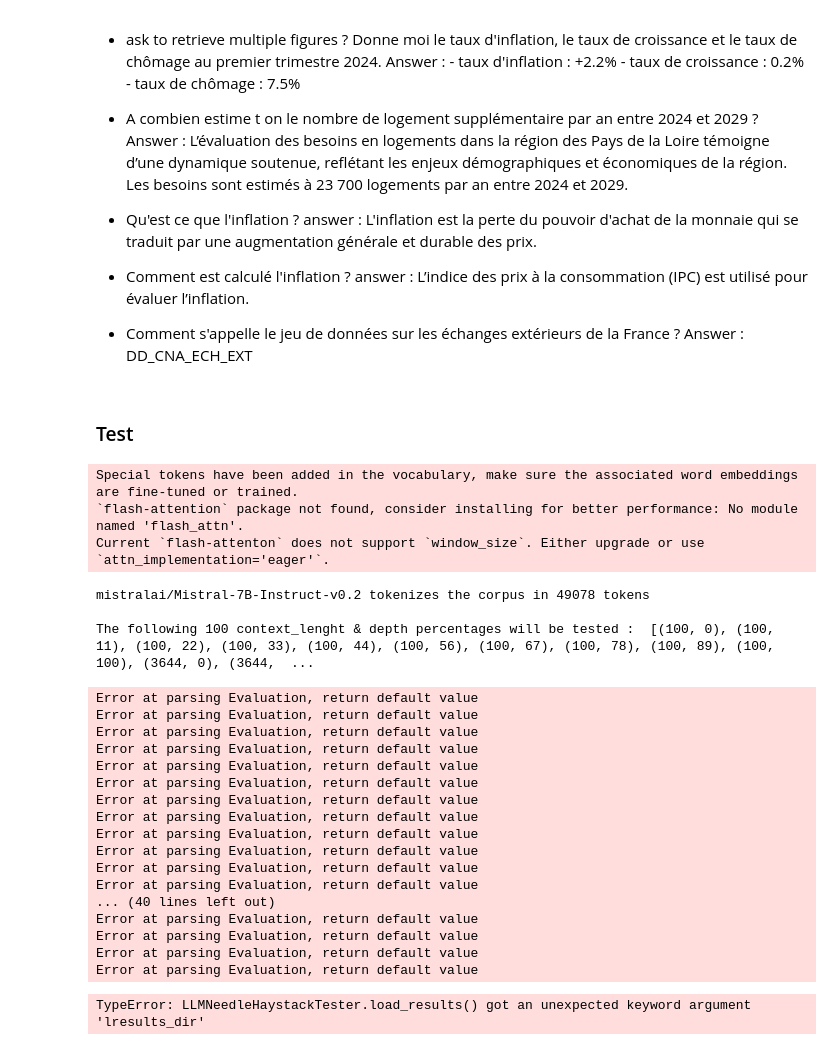
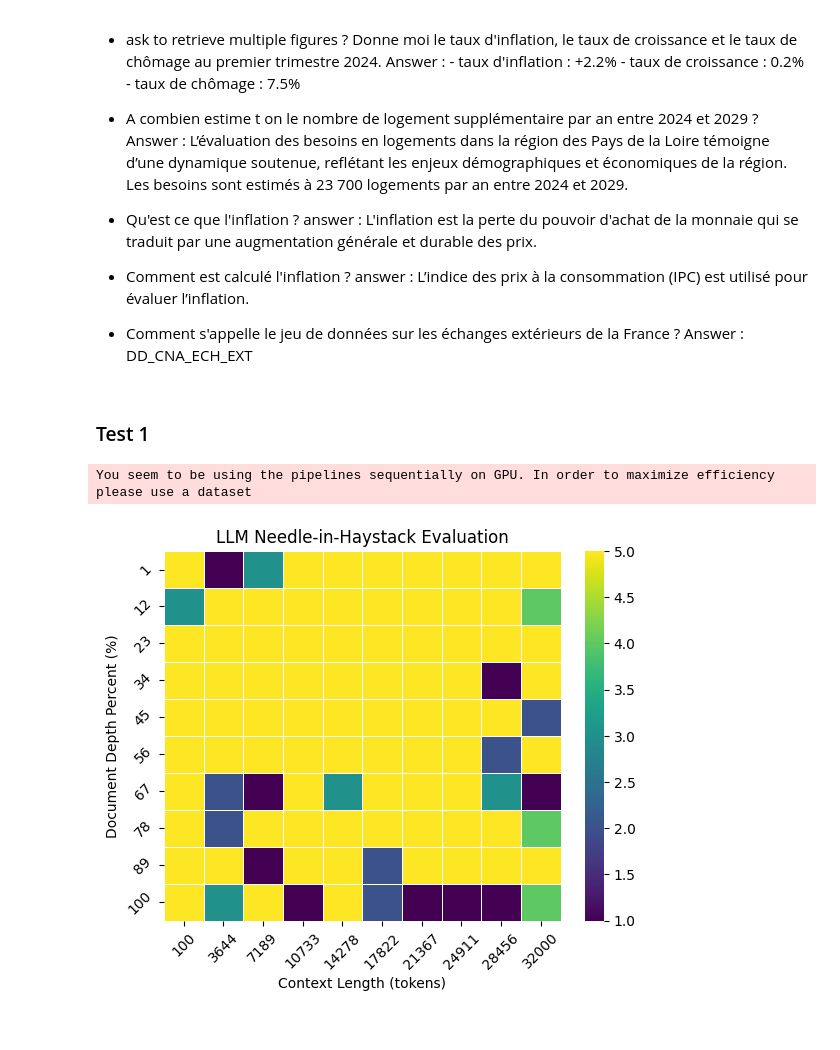
Before and after one commit to InseeFrLab/llm-open-data-insee, a Jupyter notebook: notebooks/llm_recall.ipynb, the cells around one changed output. Cells and saved outputs as stored; diff of their text form; code cells hidden in the pictures.

Commit message:
update app and haystack test

```diff
--- a/notebooks/llm_recall.ipynb
+++ b/notebooks/llm_recall.ipynb
@@ -787,61 +449,37 @@ def generate_image(self, results: Dict, color_palette='viridis', title=None):
 # %% [markdown]
-### Test
+### Test 1
 # %%
-llm_name = "mistralai/Mistral-7B-Instruct-v0.2" #context length : 32000
+#llm_name = "mistralai/Mistral-7B-Instruct-v0.2" #context length : 32000
 #llm_name = "meta-llama/Meta-Llama-3-8B-Instruct" # context length : 8000
 
+# Set up logging
+logging.basicConfig(level=logging.INFO)
+
+# define necessary input
+llm_name = "meta-llama/Meta-Llama-3.1-8B-Instruct"
 question = "Qu'est ce que l'inflation ?"
 needle =  "L'inflation est la perte du pouvoir d'achat de la monnaie qui se traduit par une augmentation générale et durable des prix."
 
-llm_tester = LLMNeedleHaystackTester(
+# Instantiate a test with relevant parameters
+tester = LLMNeedleHaystackTester(
         needle=needle,
         retrieval_question=question,
-        results_version=3,
+        results_version=2,
         context_lengths_min=100,
-        context_lengths_max=32000,
+        context_lengths_max=120000,
         context_lengths_num_intervals=10,
-        context_lengths= None ,
-        document_depth_percent_min=0,
+        document_depth_percent_min=1,
         document_depth_percent_max=100,
         document_depth_percent_intervals=10,
-        document_depth_percents=None,
         llm_name=llm_name,
         evaluation=True,
         prompt_template=INSTRUCTION_TEMPLATE,
-        corpus_file="./insee_documents_sample_ref_retrieval_evaluation.csv",
         save_results=True,
-        final_context_length_buffer=200,
         verbose = True
     )
+
+# Run the test
+results = tester.run(nb_sample=10, generate_image=True)
 # %% [output]
-Special tokens have been added in the vocabulary, make sure the associated word embeddings are fine-tuned or trained.
-`flash-attention` package not found, consider installing for better performance: No module named 'flash_attn'.
-Current `flash-attenton` does not support `window_size`. Either upgrade or use `attn_implementation='eager'`.
+You seem to be using the pipelines sequentially on GPU. In order to maximize efficiency please use a dataset
+[figure, added]
-# %%
-#run the experiment
-results = llm_tester.run(nb_corpus_sample=4)
-# %% [output]
-mistralai/Mistral-7B-Instruct-v0.2 tokenizes the corpus in 49078 tokens
-
-The following 100 context_lenght & depth percentages will be tested :  [(100, 0), (100, 11), (100, 22), (100, 33), (100, 44), (100, 56), (100, 67), (100, 78), (100, 89), (100, 100), (3644, 0), (3644,  ...
-Error at parsing Evaluation, return default value
-Error at parsing Evaluation, return default value
-Error at parsing Evaluation, return default value
-Error at parsing Evaluation, return default value
-Error at parsing Evaluation, return default value
-Error at parsing Evaluation, return default value
-Error at parsing Evaluation, return default value
-Error at parsing Evaluation, return default value
-Error at parsing Evaluation, return default value
-Error at parsing Evaluation, return default value
-Error at parsing Evaluation, return default value
-Error at parsing Evaluation, return default value
-... (40 lines left out)
-Error at parsing Evaluation, return default value
-Error at parsing Evaluation, return default value
-Error at parsing Evaluation, return default value
-Error at parsing Evaluation, return default value
-# %%
-res = llm_tester.load_results(lresults_dir="./results", model_name = "mistralai/Mistral-7B-Instruct-v0.2", version=3)
-# %% [output]
-TypeError: LLMNeedleHaystackTester.load_results() got an unexpected keyword argument 'lresults_dir'
```
Also changed, not shown: parts of 8 cells of this notebook, 3 other files.
